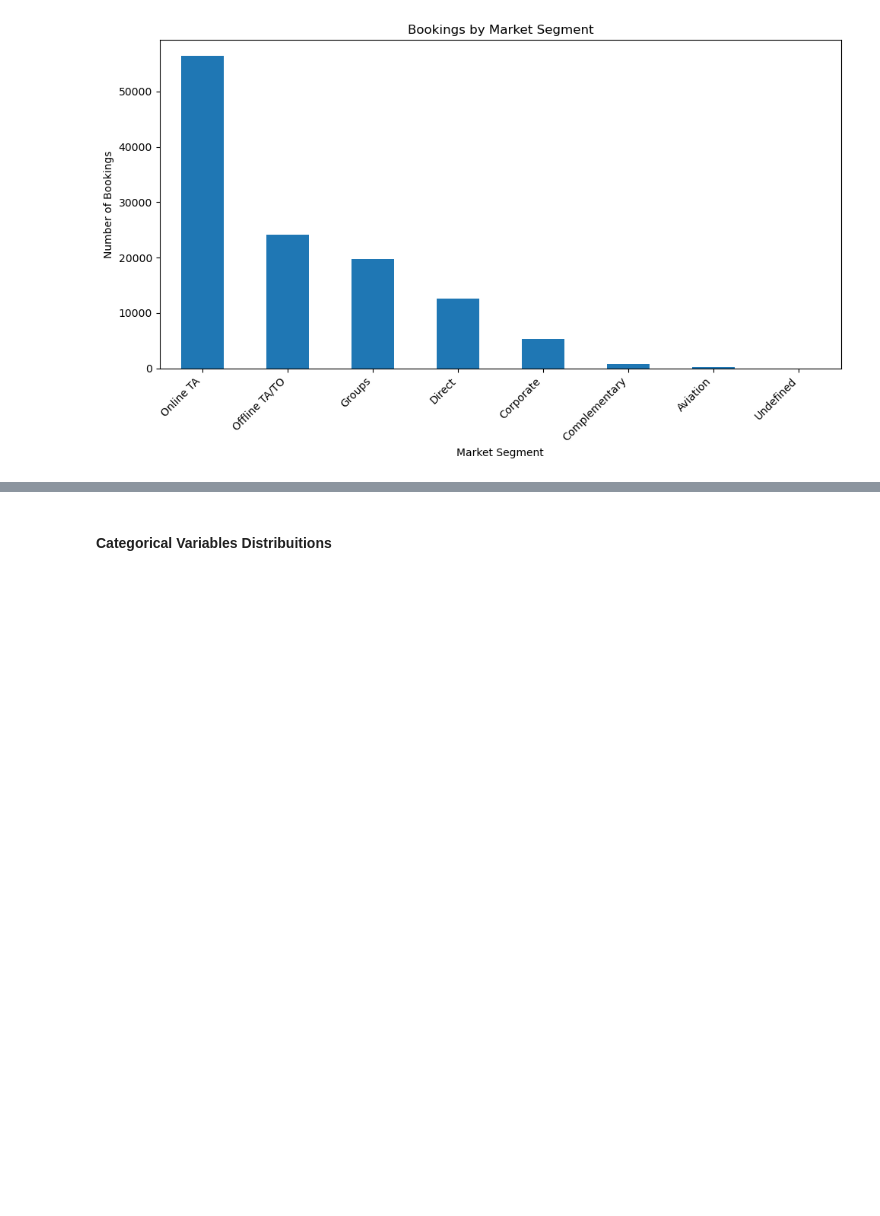
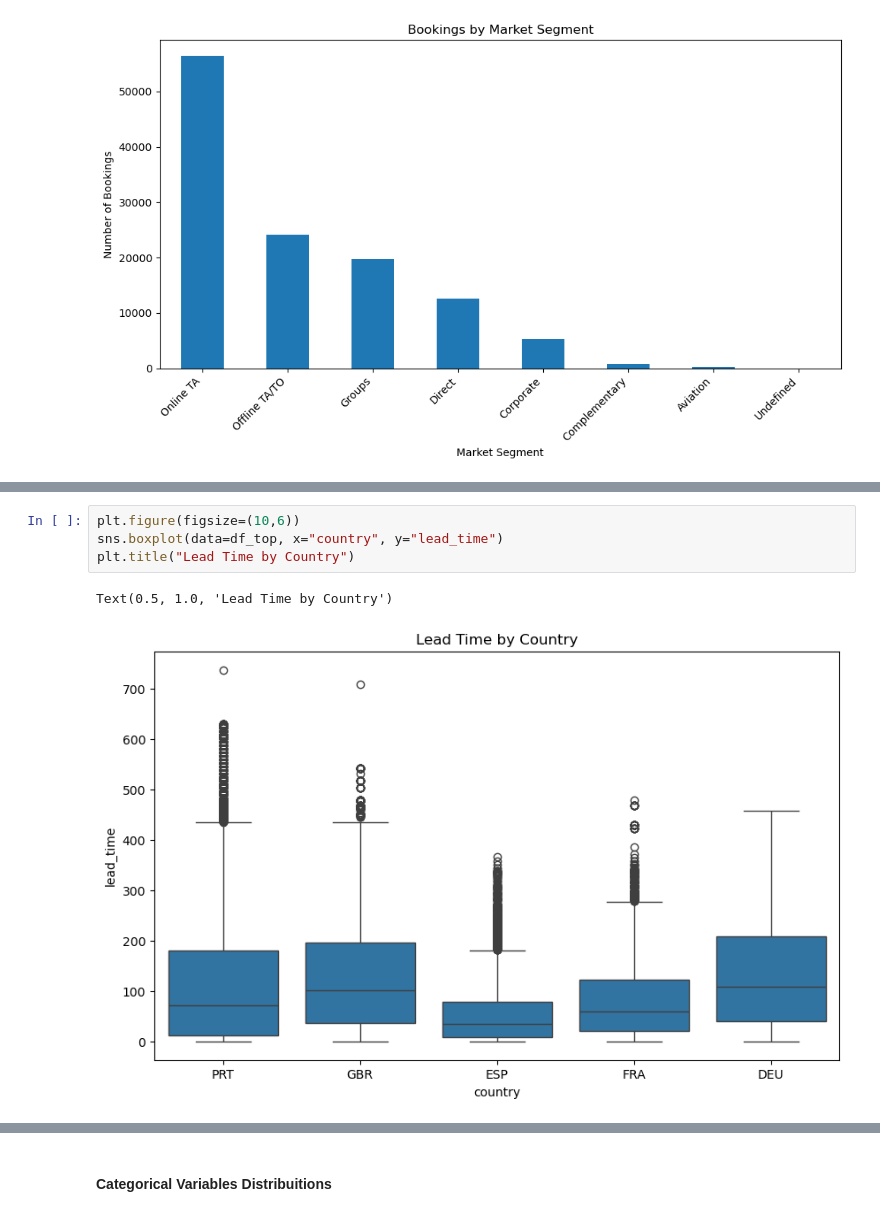
Before and after one commit to alexandreffs/UnsupervisedLearningProj, a Jupyter notebook: project.ipynb, the cells around one changed output, grey strips where cells are left out. Drawn from its saved outputs; the diff is of its cells as text; blank space fills up the shorter version.

```diff
--- a/project.ipynb
+++ b/project.ipynb
@@ -113,0 +143,7 @@ plt.show()
+# %%
+plt.figure(figsize=(10,6))
+sns.boxplot(data=df_top, x="country", y="lead_time")
+plt.title("Lead Time by Country")
+# %% [output]
+Text(0.5, 1.0, 'Lead Time by Country')
+[figure, added]
```
Also changed, not shown: parts of 18 cells of this notebook, 1 other file.
